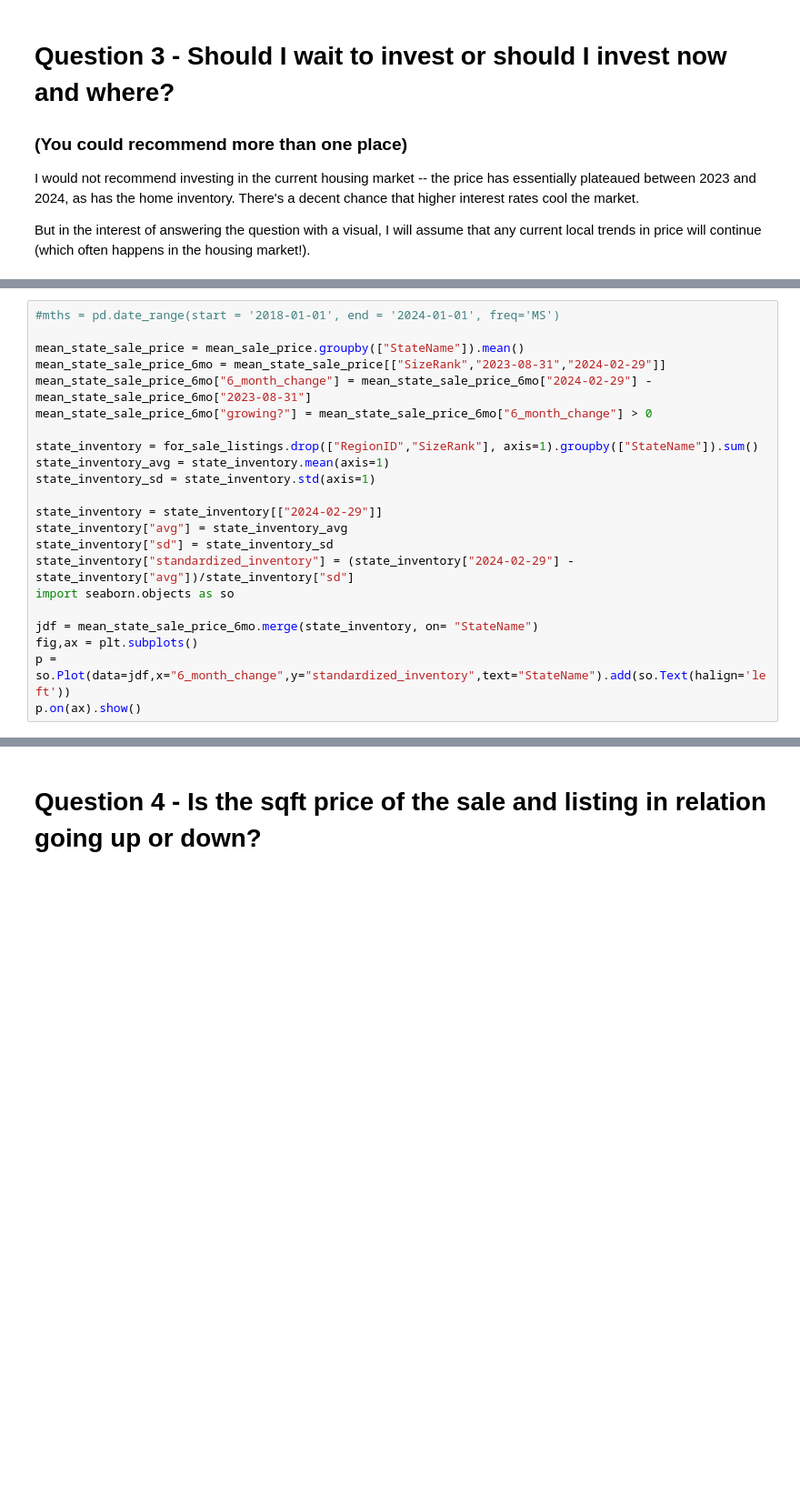
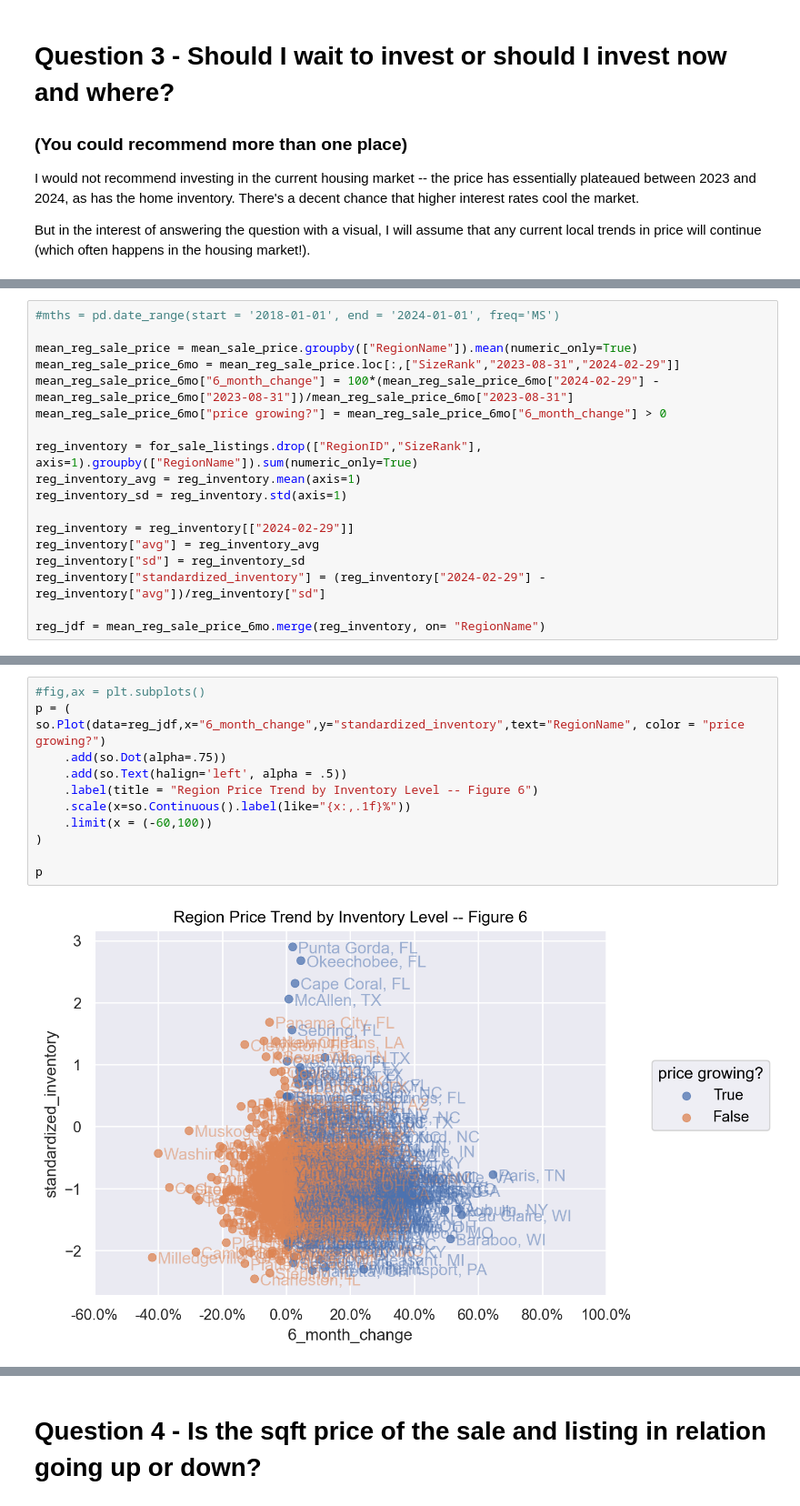
Before and after one commit to leoflewis/final-project, a Jupyter notebook: Project-Notebook.ipynb, the cells around one changed output, grey strips where cells are left out. Shown at 91% size. Drawn from its saved outputs; the diff is of its cells as text; blank space fills up the shorter version.

```diff
--- a/Project-Notebook.ipynb
+++ b/Project-Notebook.ipynb
@@ -284,22 +295,18 @@ But in the interest of answering the question with a visual, I will assume that
 # %%
 #mths = pd.date_range(start = '2018-01-01', end = '2024-01-01', freq='MS')
 
-mean_state_sale_price = mean_sale_price.groupby(["StateName"]).mean()
-mean_state_sale_price_6mo = mean_state_sale_price[["SizeRank","2023-08-31","2024-02-29"]]
-mean_state_sale_price_6mo["6_month_change"] = mean_state_sale_price_6mo["2024-02-29"] - mean_state_sale_price_6mo["2023-08-31"]
-mean_state_sale_price_6mo["growing?"] = mean_state_sale_price_6mo["6_month_change"] > 0
+mean_reg_sale_price = mean_sale_price.groupby(["RegionName"]).mean(numeric_only=True)
+mean_reg_sale_price_6mo = mean_reg_sale_price.loc[:,["SizeRank","2023-08-31","2024-02-29"]]
+mean_reg_sale_price_6mo["6_month_change"] = 100*(mean_reg_sale_price_6mo["2024-02-29"] - mean_reg_sale_price_6mo["2023-08-31"])/mean_reg_sale_price_6mo["2023-08-31"]
+mean_reg_sale_price_6mo["price growing?"] = mean_reg_sale_price_6mo["6_month_change"] > 0
 
-state_inventory = for_sale_listings.drop(["RegionID","SizeRank"], axis=1).groupby(["StateName"]).sum()
-state_inventory_avg = state_inventory.mean(axis=1)
-state_inventory_sd = state_inventory.std(axis=1)
+reg_inventory = for_sale_listings.drop(["RegionID","SizeRank"], axis=1).groupby(["RegionName"]).sum(numeric_only=True)
+reg_inventory_avg = reg_inventory.mean(axis=1)
+reg_inventory_sd = reg_inventory.std(axis=1)
 
-state_inventory = state_inventory[["2024-02-29"]]
-state_inventory["avg"] = state_inventory_avg
-state_inventory["sd"] = state_inventory_sd
-state_inventory["standardized_inventory"] = (state_inventory["2024-02-29"] - state_inventory["avg"])/state_inventory["sd"]
-import seaborn.objects as so
+reg_inventory = reg_inventory[["2024-02-29"]]
+reg_inventory["avg"] = reg_inventory_avg
+reg_inventory["sd"] = reg_inventory_sd
+reg_inventory["standardized_inventory"] = (reg_inventory["2024-02-29"] - reg_inventory["avg"])/reg_inventory["sd"]
 
-jdf = mean_state_sale_price_6mo.merge(state_inventory, on= "StateName")
-fig,ax = plt.subplots()
-p = so.Plot(data=jdf,x="6_month_change",y="standardized_inventory",text="StateName").add(so.Text(halign='left'))
-p.on(ax).show()
+reg_jdf = mean_reg_sale_price_6mo.merge(reg_inventory, on= "RegionName")
@@ -317,0 +347,14 @@ See the caveats in the documentation: https://pandas.pydata.org/pandas-docs/stab
+# %%
+#fig,ax = plt.subplots()
+p = (
+so.Plot(data=reg_jdf,x="6_month_change",y="standardized_inventory",text="RegionName", color = "price growing?")
+    .add(so.Dot(alpha=.75))
+    .add(so.Text(halign='left', alpha = .5))
+    .label(title = "Region Price Trend by Inventory Level -- Figure 6")
+    .scale(x=so.Continuous().label(like="{x:,.1f}%"))
+    .limit(x = (-60,100))
+)
+
+p
+# %% [output]
+[figure, added]
```
Also changed, not shown: parts of 10 cells of this notebook.
